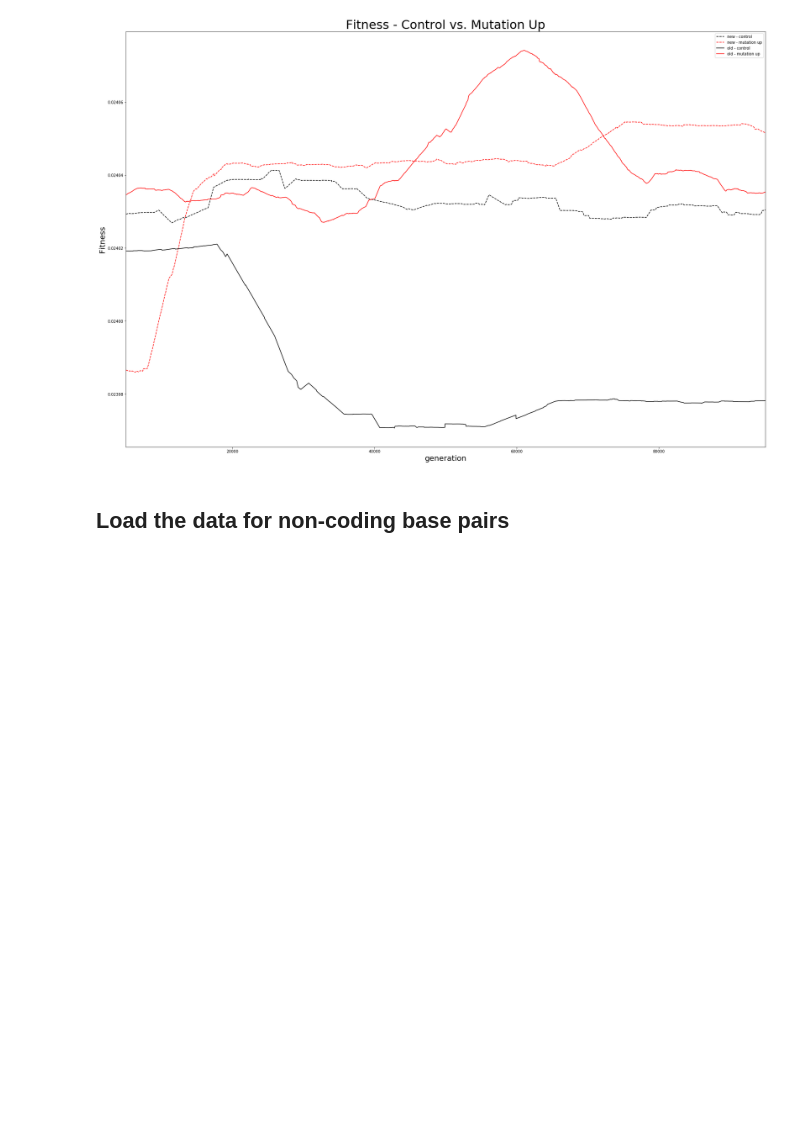
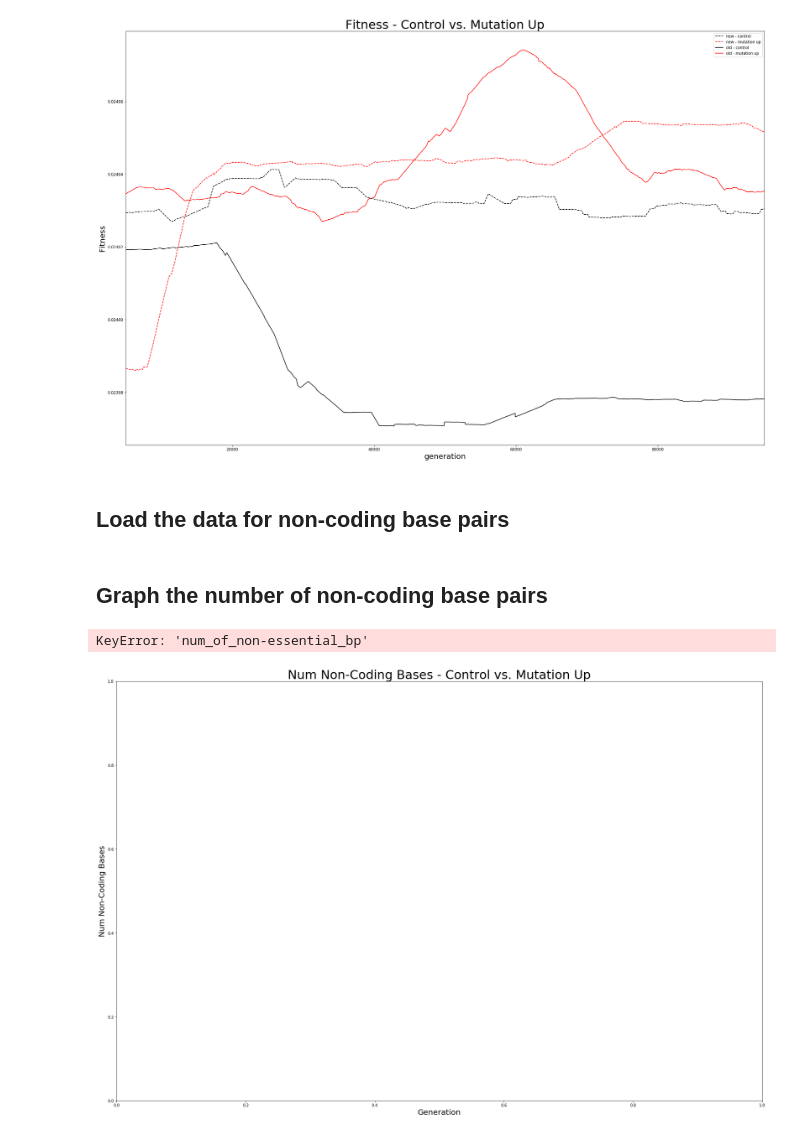
Before and after one commit to davisbk/thesis, a Jupyter notebook: Jupyter_Notebooks/Seed05_Control_vs_Mut_Up_Selection_Variation.ipynb, the cells around one changed output. Saved outputs shown, nothing was run; the diff lists cells and outputs as text; code cells hidden in the pictures; blank space fills up the shorter version.

```diff
--- a/Jupyter_Notebooks/Seed05_Control_vs_Mut_Up_Selection_Variation.ipynb
+++ b/Jupyter_Notebooks/Seed05_Control_vs_Mut_Up_Selection_Variation.ipynb
@@ -121,0 +122,18 @@ df_seed05_mutation_up_best_old
+# %% [markdown]
+## Graph the number of non-coding base pairs
+# %%
+# Create new figure
+fig_num_noncoding_bases_best = plt.figure(figsize=(30,20))
+ax_num_noncoding_bases_best = fig_num_noncoding_bases_best.add_subplot(111)
+ax_num_noncoding_bases_best.set_title("Num Non-Coding Bases - Control vs. Mutation Up", fontsize=32)
+ax_num_noncoding_bases_best.set_xlabel("Generation", fontsize=20)
+ax_num_noncoding_bases_best.set_ylabel("Num Non-Coding Bases", fontsize=20)
+
+f_tmp1 = df_seed05_control_bp_best_new[['generation']].copy()
+df_tmp1['num_of_non-essential_bp'] = df_seed05_control_bp_best_new['num_of_non-essential_bp'].copy()
+df_tmp1 = df_tmp1[['generation', 'num_of_non-essential_bp']].copy().rolling(WINDOW_SIZE).mean()
+
+df_tmp1.plot(x='generation', y='num_of_non-essential_bp', linestyle='dashed', color=(0.0,0.0,0.0), label='seed01 control', ax=ax_num_noncoding_bases_best)
+# %% [output]
+KeyError: 'num_of_non-essential_bp'
+[figure, added]
```
Also changed, not shown: parts of 3 cells of this notebook.
